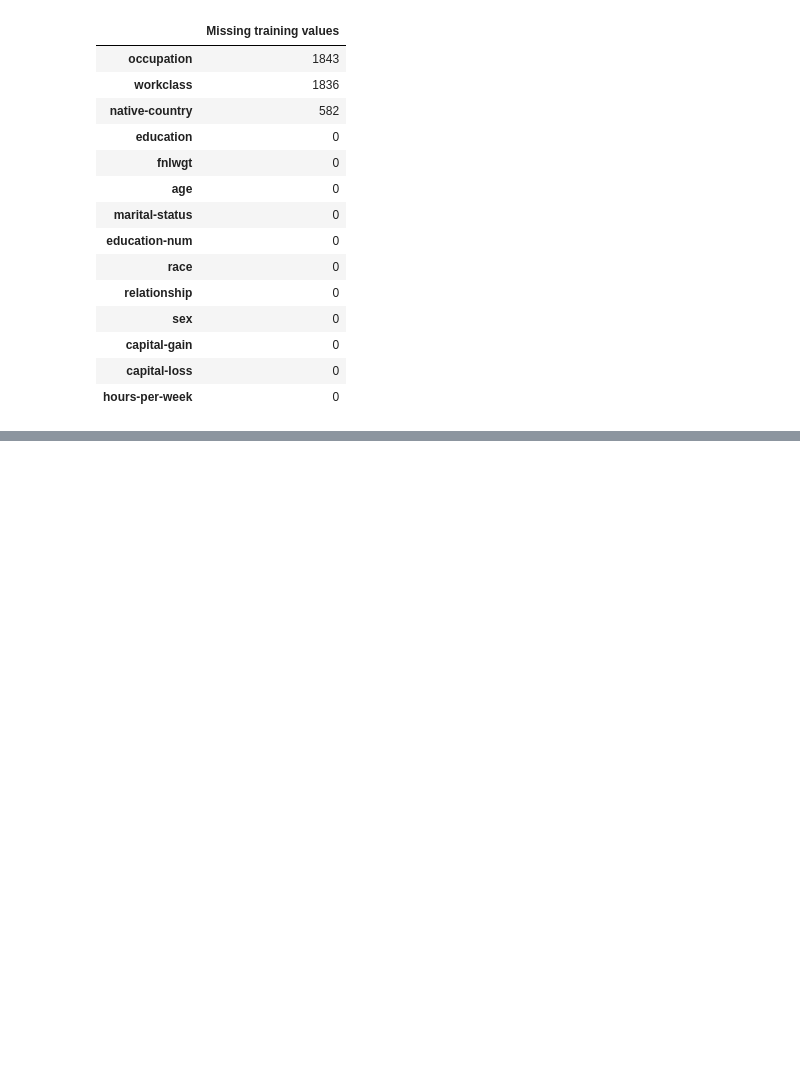
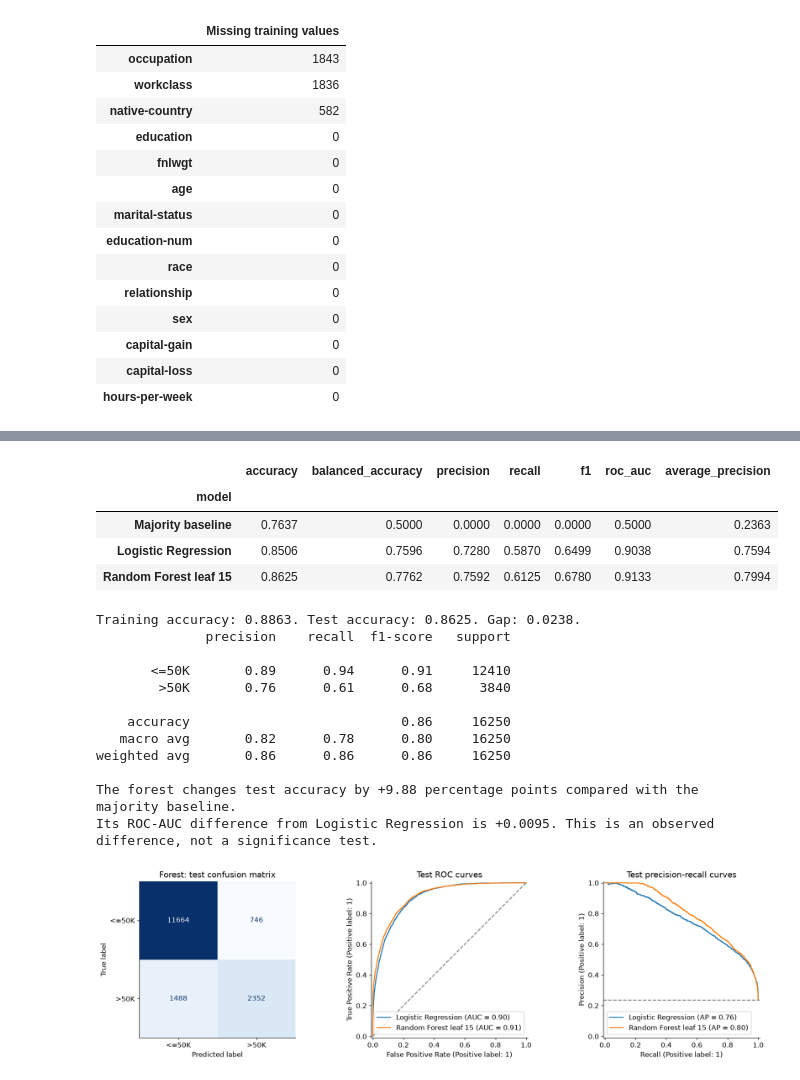
Before and after one commit to vishnu-tharan/Data_Science_2021ICT106, a Jupyter notebook: Project_09_2021ICT106.ipynb, the cells around one changed output, grey strips where cells are left out. Saved outputs shown, nothing was run; the diff lists cells and outputs as text; code cells hidden in the pictures; blank space fills up the shorter version.

```diff
--- a/Project_09_2021ICT106.ipynb
+++ b/Project_09_2021ICT106.ipynb
@@ -173,0 +323,65 @@ groups = pd.util.hash_pandas_object(X_train, index=False).to_numpy()
+# %%
+def evaluate(model, X, y):
+    probability = model.predict_proba(X)[:, 1]
+    prediction = (probability >= .5).astype(int)
+    return {'accuracy': accuracy_score(y, prediction),
+            'balanced_accuracy': balanced_accuracy_score(y, prediction),
+            'precision': precision_score(y, prediction, zero_division=0),
+            'recall': recall_score(y, prediction, zero_division=0),
+            'f1': f1_score(y, prediction, zero_division=0),
+            'roc_auc': roc_auc_score(y, probability),
+            'average_precision': average_precision_score(y, probability)}
+
+fitted = {}
+test_rows = []
+for name in ['Majority baseline', 'Logistic Regression', selected_name]:
+    fitted[name] = clone(models[name]).fit(X_train, y_train)
+    test_rows.append({'model': name, **evaluate(fitted[name], X_test, y_test)})
+test_results = pd.DataFrame(test_rows).set_index('model')
+display(test_results.round(4))
+test_results.to_csv(ROOT / 'results/test_metrics.csv')
+forest = fitted[selected_name]
+test_probability = forest.predict_proba(X_test)[:, 1]
+test_prediction = (test_probability >= .5).astype(int)
+train_metrics = evaluate(forest, X_train, y_train)
+gap = train_metrics['accuracy'] - test_results.loc[selected_name, 'accuracy']
+print(f'Training accuracy: {train_metrics["accuracy"]:.4f}. Test accuracy: {test_results.loc[selected_name, "accuracy"]:.4f}. Gap: {gap:.4f}.')
+print(classification_report(y_test, test_prediction, target_names=['<=50K', '>50K'], zero_division=0))
+baseline_gain = test_results.loc[selected_name, 'accuracy'] - test_results.loc['Majority baseline', 'accuracy']
+logistic_gain = test_results.loc[selected_name, 'roc_auc'] - test_results.loc['Logistic Regression', 'roc_auc']
+print(f'The forest changes test accuracy by {baseline_gain*100:+.2f} percentage points compared with the majority baseline.')
+print(f'Its ROC-AUC difference from Logistic Regression is {logistic_gain:+.4f}. This is an observed difference, not a significance test.')
+
+fig, axes = plt.subplots(1, 3, figsize=(16, 4.5))
+ConfusionMatrixDisplay.from_predictions(y_test, test_prediction, display_labels=['<=50K', '>50K'],
+                                         colorbar=False, cmap='Blues', ax=axes[0])
+axes[0].set_title('Forest: test confusion matrix')
+for name in ['Logistic Regression', selected_name]:
+    probability = fitted[name].predict_proba(X_test)[:, 1]
+    RocCurveDisplay.from_predictions(y_test, probability, name=name, ax=axes[1])
+    PrecisionRecallDisplay.from_predictions(y_test, probability, name=name, ax=axes[2])
+axes[1].plot([0, 1], [0, 1], '--', color='grey', label='Chance')
+axes[1].set_title('Test ROC curves')
+axes[2].axhline(y_test.mean(), linestyle='--', color='grey', label='Class share')
+axes[2].set_title('Test precision-recall curves')
+fig.tight_layout()
+save_chart('02_test_evaluation')
+# %% [output]
+|  | accuracy | balanced_accuracy | precision | recall | f1 | roc_auc | average_precision |
+| model |  |  |  |  |  |  |  |
+| Majority baseline | 0.7637 | 0.5000 | 0.0000 | 0.0000 | 0.0000 | 0.5000 | 0.2363 |
+| Logistic Regression | 0.8506 | 0.7596 | 0.7280 | 0.5870 | 0.6499 | 0.9038 | 0.7594 |
+| Random Forest leaf 15 | 0.8625 | 0.7762 | 0.7592 | 0.6125 | 0.6780 | 0.9133 | 0.7994 |
+Training accuracy: 0.8863. Test accuracy: 0.8625. Gap: 0.0238.
+              precision    recall  f1-score   support
+
+       <=50K       0.89      0.94      0.91     12410
+        >50K       0.76      0.61      0.68      3840
+
+    accuracy                           0.86     16250
+   macro avg       0.82      0.78      0.80     16250
+weighted avg       0.86      0.86      0.86     16250
+
+The forest changes test accuracy by +9.88 percentage points compared with the majority baseline.
+Its ROC-AUC difference from Logistic Regression is +0.0095. This is an observed difference, not a significance test.
+[figure, added]
```
Also changed, not shown: parts of 8 cells of this notebook, 6 other files.
